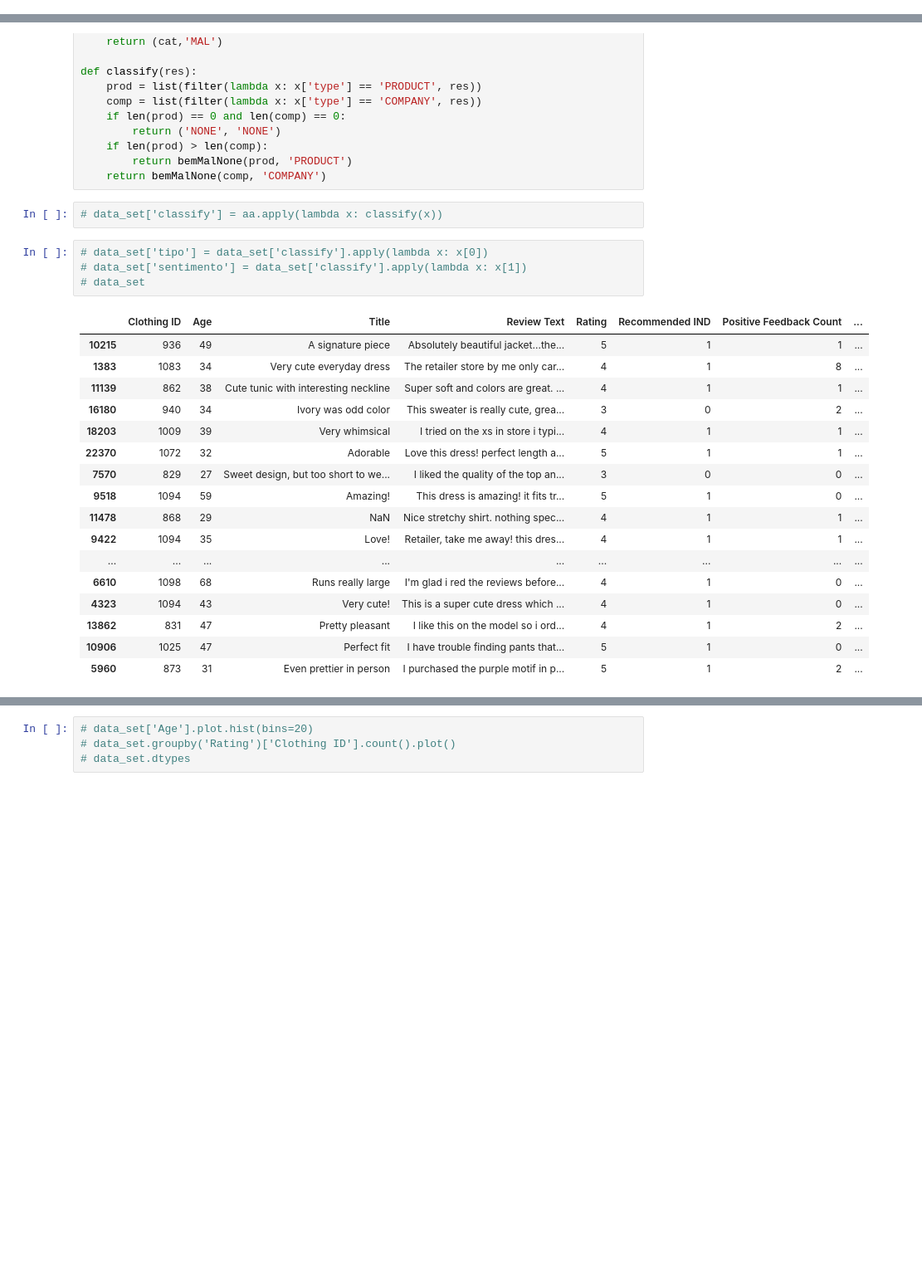
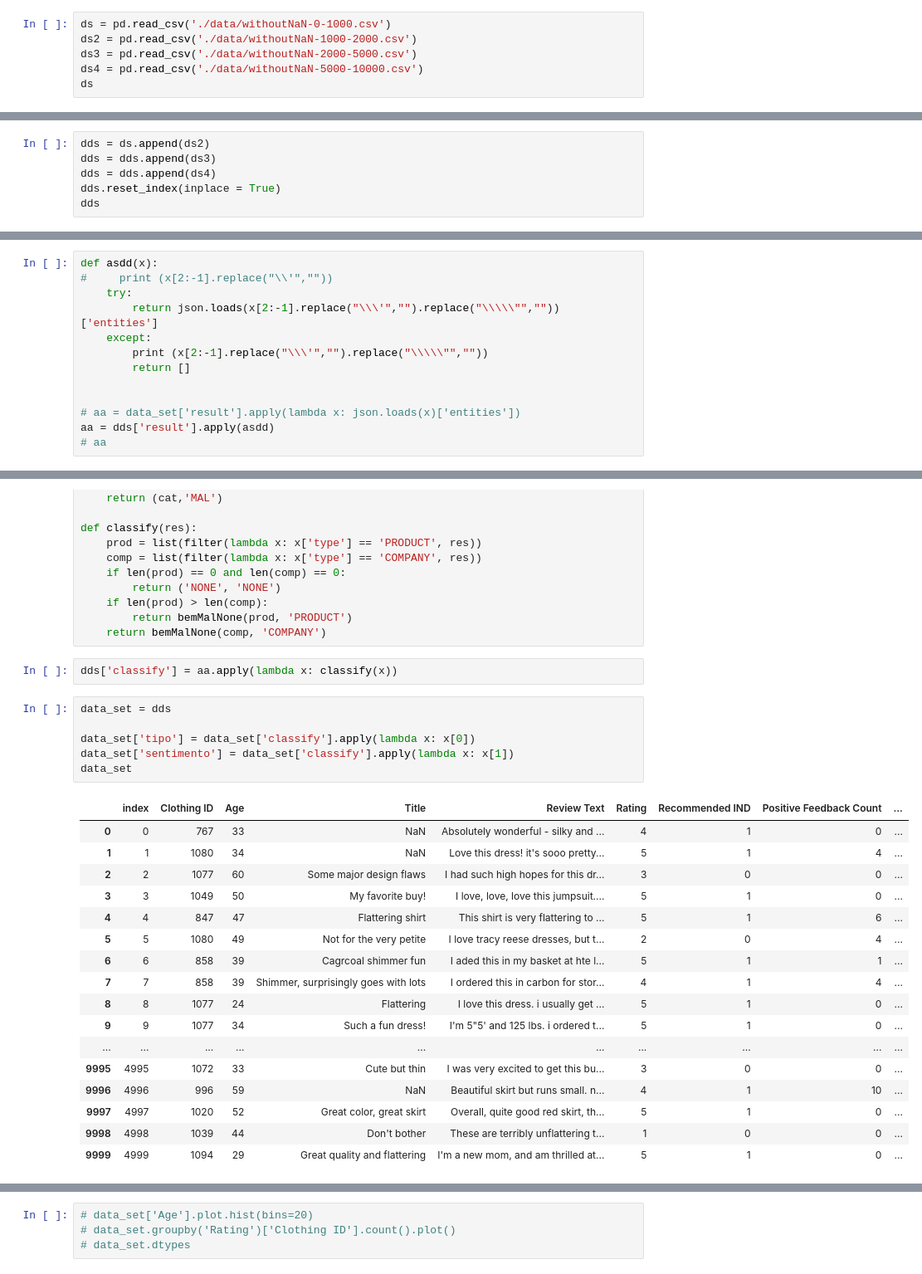
Before and after one commit to if1015-datascience-ufpe/2018-2-projeto-prepi, a Jupyter notebook: projeto/preprocessing.ipynb, the cells around one changed output, grey strips where cells are left out. Shown at 83% size. Saved outputs shown, nothing was run; the diff lists cells and outputs as text; blank space fills up the shorter version.

```diff
--- a/projeto/preprocessing.ipynb
+++ b/projeto/preprocessing.ipynb
@@ -193,0 +177,6 @@ ds
+# %%
+ds = pd.read_csv('./data/withoutNaN-0-1000.csv')
+ds2 = pd.read_csv('./data/withoutNaN-1000-2000.csv')
+ds3 = pd.read_csv('./data/withoutNaN-2000-5000.csv')
+ds4 = pd.read_csv('./data/withoutNaN-5000-10000.csv')
+ds
@@ -193,0 +202,6 @@ ds
+# %%
+dds = ds.append(ds2)
+dds = dds.append(ds3)
+dds = dds.append(ds4)
+dds.reset_index(inplace = True)
+dds
@@ -197,0 +229,13 @@ df["result"] = df['Review Text'].apply(lambda x: analyze(x))
+# %%
+def asdd(x):
+#     print (x[2:-1].replace("\\'",""))
+    try:
+        return json.loads(x[2:-1].replace("\\\'","").replace("\\\\\"",""))['entities']
+    except:
+        print (x[2:-1].replace("\\\'","").replace("\\\\\"",""))
+        return []
+
+
+# aa = data_set['result'].apply(lambda x: json.loads(x)['entities'])
+aa = dds['result'].apply(asdd)
+# aa
@@ -237,26 +286,28 @@ def classify(res):
         return bemMalNone(prod, 'PRODUCT')
     return bemMalNone(comp, 'COMPANY')
 # %%
-# data_set['classify'] = aa.apply(lambda x: classify(x))
+dds['classify'] = aa.apply(lambda x: classify(x))
 # %%
-# data_set['tipo'] = data_set['classify'].apply(lambda x: x[0])
-# data_set['sentimento'] = data_set['classify'].apply(lambda x: x[1])
-# data_set
+data_set = dds
+
+data_set['tipo'] = data_set['classify'].apply(lambda x: x[0])
+data_set['sentimento'] = data_set['classify'].apply(lambda x: x[1])
+data_set
 # %% [output]
-|  | Clothing ID | Age | Title | Review Text | Rating | Recommended IND | Positive Feedback Count | ... |
-| 10215 | 936 | 49 | A signature piece | Absolutely beautiful jacket...the... | 5 | 1 | 1 | ... |
-| 1383 | 1083 | 34 | Very cute everyday dress | The retailer store by me only car... | 4 | 1 | 8 | ... |
-| 11139 | 862 | 38 | Cute tunic with interesting neckline | Super soft and colors are great. ... | 4 | 1 | 1 | ... |
-| 16180 | 940 | 34 | Ivory was odd color | This sweater is really cute, grea... | 3 | 0 | 2 | ... |
-| 18203 | 1009 | 39 | Very whimsical | I tried on the xs in store i typi... | 4 | 1 | 1 | ... |
-| 22370 | 1072 | 32 | Adorable | Love this dress! perfect length a... | 5 | 1 | 1 | ... |
-| 7570 | 829 | 27 | Sweet design, but too short to we... | I liked the quality of the top an... | 3 | 0 | 0 | ... |
-| 9518 | 1094 | 59 | Amazing! | This dress is amazing! it fits tr... | 5 | 1 | 0 | ... |
-| 11478 | 868 | 29 | NaN | Nice stretchy shirt. nothing spec... | 4 | 1 | 1 | ... |
-| 9422 | 1094 | 35 | Love! | Retailer, take me away! this dres... | 4 | 1 | 1 | ... |
-| ... | ... | ... | ... | ... | ... | ... | ... | ... |
-| 6610 | 1098 | 68 | Runs really large | I'm glad i red the reviews before... | 4 | 1 | 0 | ... |
-| 4323 | 1094 | 43 | Very cute! | This is a super cute dress which ... | 4 | 1 | 0 | ... |
-| 13862 | 831 | 47 | Pretty pleasant | I like this on the model so i ord... | 4 | 1 | 2 | ... |
-| 10906 | 1025 | 47 | Perfect fit | I have trouble finding pants that... | 5 | 1 | 0 | ... |
-| 5960 | 873 | 31 | Even prettier in person | I purchased the purple motif in p... | 5 | 1 | 2 | ... |
+|  | index | Clothing ID | Age | Title | Review Text | Rating | Recommended IND | Positive Feedback Count | ... |
+| 0 | 0 | 767 | 33 | NaN | Absolutely wonderful - silky and ... | 4 | 1 | 0 | ... |
+| 1 | 1 | 1080 | 34 | NaN | Love this dress! it's sooo pretty... | 5 | 1 | 4 | ... |
+| 2 | 2 | 1077 | 60 | Some major design flaws | I had such high hopes for this dr... | 3 | 0 | 0 | ... |
+| 3 | 3 | 1049 | 50 | My favorite buy! | I love, love, love this jumpsuit.... | 5 | 1 | 0 | ... |
+| 4 | 4 | 847 | 47 | Flattering shirt | This shirt is very flattering to ... | 5 | 1 | 6 | ... |
+| 5 | 5 | 1080 | 49 | Not for the very petite | I love tracy reese dresses, but t... | 2 | 0 | 4 | ... |
+| 6 | 6 | 858 | 39 | Cagrcoal shimmer fun | I aded this in my basket at hte l... | 5 | 1 | 1 | ... |
+| 7 | 7 | 858 | 39 | Shimmer, surprisingly goes with lots | I ordered this in carbon for stor... | 4 | 1 | 4 | ... |
+| 8 | 8 | 1077 | 24 | Flattering | I love this dress. i usually get ... | 5 | 1 | 0 | ... |
+| 9 | 9 | 1077 | 34 | Such a fun dress! | I'm 5"5' and 125 lbs. i ordered t... | 5 | 1 | 0 | ... |
+| ... | ... | ... | ... | ... | ... | ... | ... | ... | ... |
+| 9995 | 4995 | 1072 | 33 | Cute but thin | I was very excited to get this bu... | 3 | 0 | 0 | ... |
+| 9996 | 4996 | 996 | 59 | NaN | Beautiful skirt but runs small. n... | 4 | 1 | 10 | ... |
+| 9997 | 4997 | 1020 | 52 | Great color, great skirt | Overall, quite good red skirt, th... | 5 | 1 | 0 | ... |
+| 9998 | 4998 | 1039 | 44 | Don't bother | These are terribly unflattering t... | 1 | 0 | 0 | ... |
+| 9999 | 4999 | 1094 | 29 | Great quality and flattering | I'm a new mom, and am thrilled at... | 5 | 1 | 0 | ... |
```
Also changed, not shown: parts of 30 cells of this notebook.
